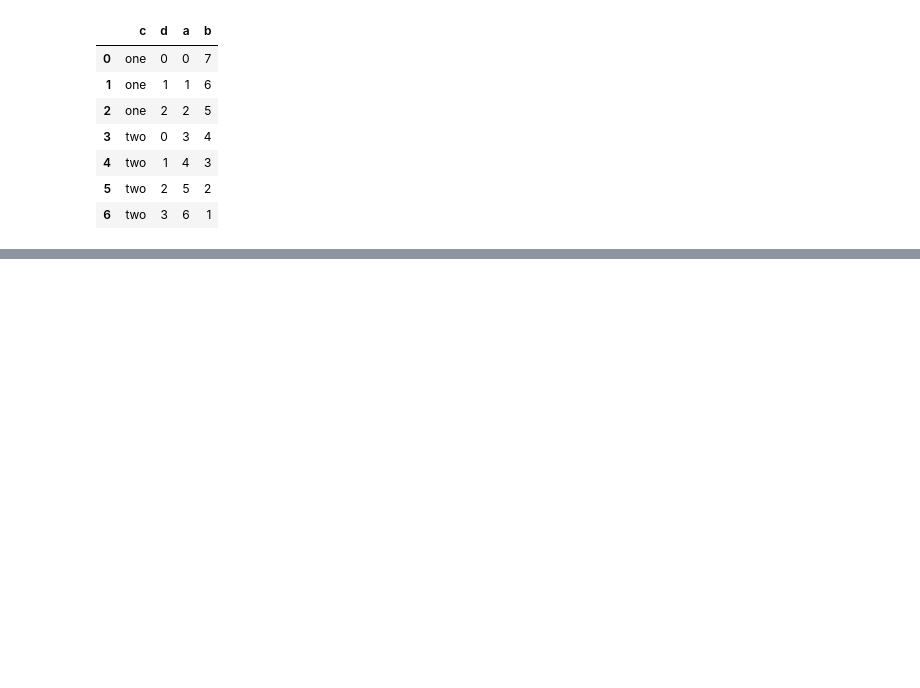
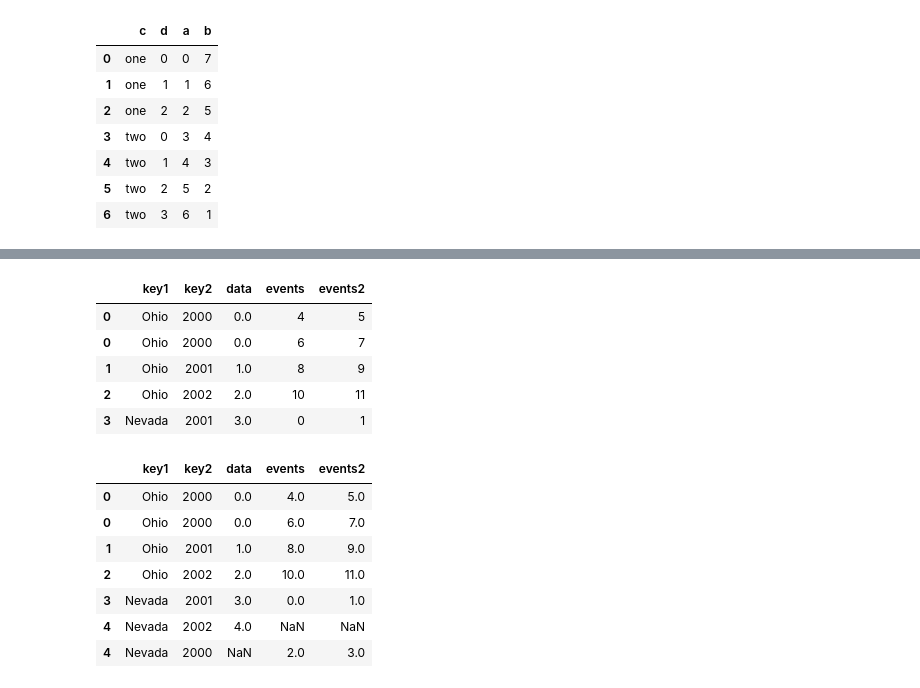
Before and after one commit to MuayThaiLegz/Py_DataAnalysis, a Jupyter notebook: PyForData_8.ipynb, the cells around one changed output, grey strips where cells are left out. Saved outputs shown, nothing was run; the diff lists cells and outputs as text; code cells hidden in the pictures; blank space fills up the shorter version.

```diff
--- a/PyForData_8.ipynb
+++ b/PyForData_8.ipynb
@@ -347,0 +483,65 @@ display(level_stats_df2.reset_index())
+# %%
+"""
+# Merging on index
+
+If merge key(s) are found on index. You can pass left_index=True or right_index=True (or both)
+to indicate that the index should be used as the merge key
+"""
+
+left1 =  pd.DataFrame({'key': ['a', 'b', 'a', 'a', 'b', 'c'],
+                      'value': range(6)})
+
+right1 = pd.DataFrame({'group_val': [3.5, 7]}, index=['a', 'b'])
+
+display(left1)
+
+display(right1)
+
+display(pd.merge(left1, right1, left_on='key', right_index=True))
+
+# The default merge method is the intersect the joj keys, you can instead form hte union of them with an outer join:
+
+display(pd.merge(left1, right1, left_on='key', right_index=True, how='outer'))
+
+# with hierarchically indexed data, thigns are more complicated, as joining on index is implicitly a multiple-key merge
+
+lefth = pd.DataFrame({'key1': ['Ohio', 'Ohio', 'Ohio',
+                              'Nevada', 'Nevada'],
+                     'key2': [2000, 2001, 2002, 2001, 2002],
+                     'data': np.arange(5.)})
+
+righth = pd.DataFrame(np.arange(12).reshape((6,2)),
+                     index=[['Nevada', 'Nevada', 'Ohio', 'Ohio',
+                            'Ohio', 'Ohio'],
+                           [2001, 2000 , 2000, 2000, 2001, 2002]],
+                     columns=['events', 'events2'])
+
+display(lefth)
+
+display(righth)
+
+# In this case you have indicate multiple clumns on as a list
+# (note the handling of duplicate index values with how = 'outer')
+
+display(pd.merge(lefth, righth, left_on=['key1', 'key2'],
+                right_index=True))
+
+display(pd.merge(lefth, righth, left_on=['key1', 'key2'],
+        right_index=True, how='outer'))\
+
+# Using the indexes of both sides of the merge is also possible
+
+left2 = pd.DataFrame([[1., 2.], [3., 4.], [5., 6.]],
+                    index=['a', 'c', 'e'],
+                    columns=["Ohio",'Nevada'])
+
+right2 = pd.DataFrame([[7., 8.], [9., 10.], [11., 12.], [13, 14]],
+                     index=['b','c','d','e'],
+                     columns=['Missouri', 'Alabama'])
+
+display(left2)
+
+display(right2)
+
+display(pd.merge(left2, right2, how='outer', left_index=True, right_index=True).fillna(0))
+# %% [output]
@@ -347,0 +584,14 @@ display(level_stats_df2.reset_index())
+|  | key1 | key2 | data | events | events2 |
+| 0 | Ohio | 2000 | 0.0 | 4 | 5 |
+| 0 | Ohio | 2000 | 0.0 | 6 | 7 |
+| 1 | Ohio | 2001 | 1.0 | 8 | 9 |
+| 2 | Ohio | 2002 | 2.0 | 10 | 11 |
+| 3 | Nevada | 2001 | 3.0 | 0 | 1 |
+|  | key1 | key2 | data | events | events2 |
+| 0 | Ohio | 2000 | 0.0 | 4.0 | 5.0 |
+| 0 | Ohio | 2000 | 0.0 | 6.0 | 7.0 |
+| 1 | Ohio | 2001 | 1.0 | 8.0 | 9.0 |
+| 2 | Ohio | 2002 | 2.0 | 10.0 | 11.0 |
+| 3 | Nevada | 2001 | 3.0 | 0.0 | 1.0 |
+| 4 | Nevada | 2002 | 4.0 | NaN | NaN |
+| 4 | Nevada | 2000 | NaN | 2.0 | 3.0 |
```
Also changed, not shown: parts of 5 cells of this notebook.
